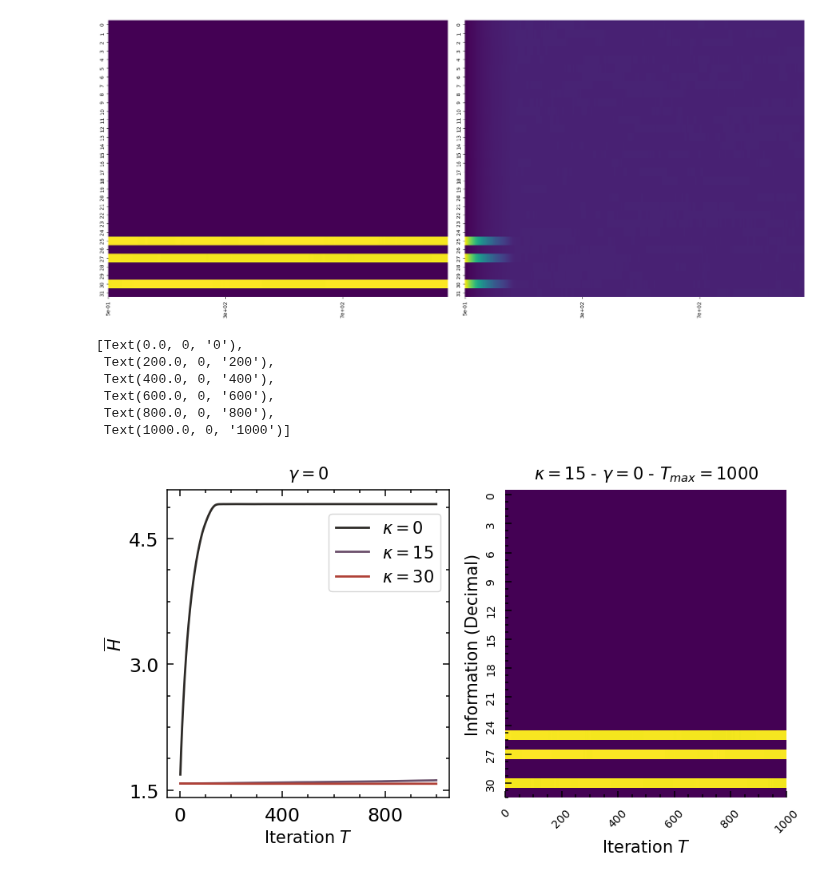
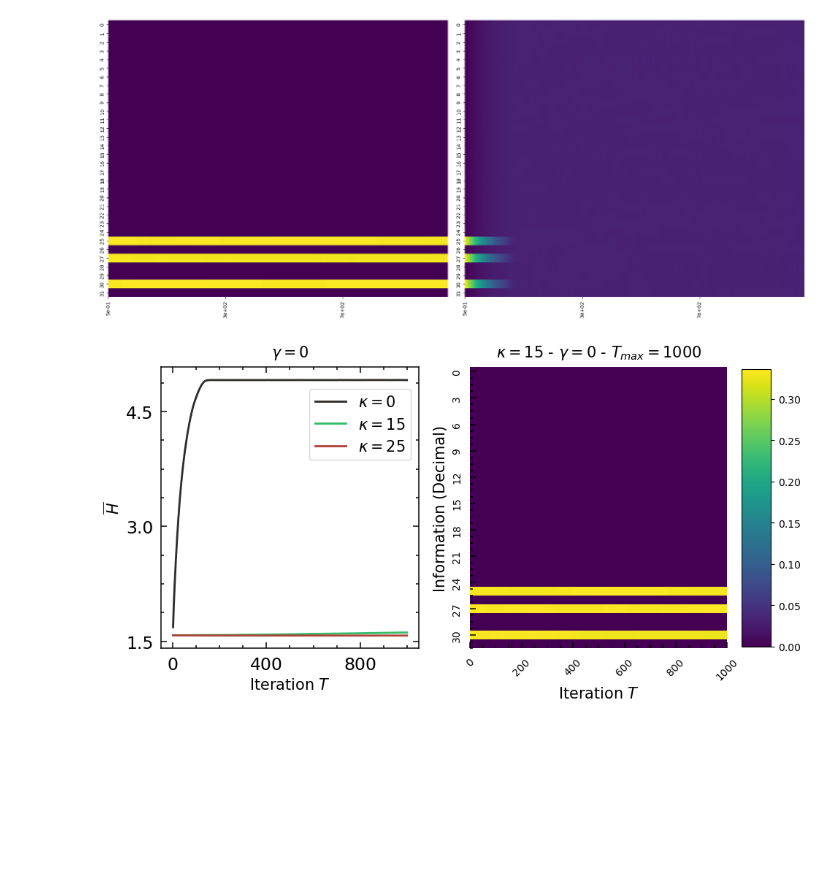
Before and after one commit to patrick-oliveira/EntropiaGrafos, a Jupyter notebook: notebooks/non_polarized_uniform_initial_distribution.ipynb, the cells around one changed output. Cells and saved outputs as stored; diff of their text form; code cells hidden in the pictures; blank space fills up the shorter version.

```diff
--- a/notebooks/non_polarized_uniform_initial_distribution.ipynb
+++ b/notebooks/non_polarized_uniform_initial_distribution.ipynb
@@ -16,6 +18,6 @@ from opdynamics.utils.plotting.formatting import (classical_structure,
 from opdynamics.utils.plotting.plotting import heat_plot
 # %%
-params = parse_experiment_params("../experiments_params/backup_to_organize/case_1_uniform.json")
+params = parse_experiment_params("../experiments_params/non_polarized_uniform_initial_distribution.json")
 results = get_experiment_mean_data(params, "../results/case_1_uniform/")
 # %%
 # parameters
@@ -74,7 +76,8 @@ measure = 'entropy'
 kappa_color = {
     0: "#2e2b28",
     15: "#6b506b",
-    30: "#b04238"
+    25: "#b04238",
+    30: "#b04240"
 }
 
 X = np.arange(1, 1000 + 1)
@@ -164,49 +167,56 @@ measure = 'entropy'
 
 kappa_color = {
     0: "#2e2b28",
-    15: "#6b506b",
-    30: "#b04238"
+    15: "#32BD68",
+    25: "#b04238"
 }
 
 X = np.arange(1, 1000 + 1)
 
 
-selected_params = [x for x in params if x['gamma'] == 0]
+selected_params = [x for x in params if x['gamma'] == 0 and x["kappa"] != 30]
 for p in selected_params:
-    axs[0].plot(X, results[make_tuple(p)][measure], c = kappa_color[p['kappa']], linewidth = line_width, label = rf"$\kappa = {p['kappa']}$")
+    axs[0].plot(X, results[make_tuple(p, True)][measure], c = kappa_color[p['kappa']], linewidth = line_width, label = rf"$\kappa = {p['kappa']}$")
 axs[0].legend(loc = 'upper right', fontsize = 15, bbox_to_anchor = (1, 0.95))
 
 
 axs[0].set_ylabel(r"$\overline{H}$")
 axs[0].set_xlabel(r"Iteration $T$")
 
 
 
 
 param = [x for x in params if x['kappa'] == 15 and x['gamma'] == 0].pop()
-data = results[make_tuple(param)]
-_, ax = heat_plot(data['distribution'], cmap = 'viridis', fig = fig, ax = axs[1])
+data = results[make_tuple(param, True)]
+max = data['distribution'].max()
+_, ax = heat_plot(data['distribution'], cmap = 'viridis', fig = fig, ax = axs[1], vmax = max)
 
 axs[1].set_ylabel("Information (Decimal)")
 axs[1].set_xlabel(r"Iteration $T$")
 
 axs[1].tick_params(
     which = 'both',
     top = False,
     right = False,
     labelsize = 10
 )
 
 axs[1].xaxis.set_major_locator(MaxNLocator(5))
 new_tick_locations = axs[1].get_xticks()
 ticks = [int(x) for x in new_tick_locations]
 axs[1].set_xticks(new_tick_locations)
 axs[1].set_xticklabels(ticks, rotation = 45)
+
+
+from matplotlib.colors import Normalize
+import matplotlib.cm as cm
+cbar_ax = fig.add_axes([0.92, 0.115, 0.04, 0.76])
+cbar = fig.colorbar(
+    cm.ScalarMappable(norm = Normalize(
+        0,
+        max
+    )),
+    cax = cbar_ax
+)
 # %% [output]
-[Text(0.0, 0, '0'),
- Text(200.0, 0, '200'),
- Text(400.0, 0, '400'),
- Text(600.0, 0, '600'),
- Text(800.0, 0, '800'),
- Text(1000.0, 0, '1000')]
-[figure, old version]
+[figure, new version]
```
Also changed, not shown: parts of 2 cells of this notebook, 11 other files.
